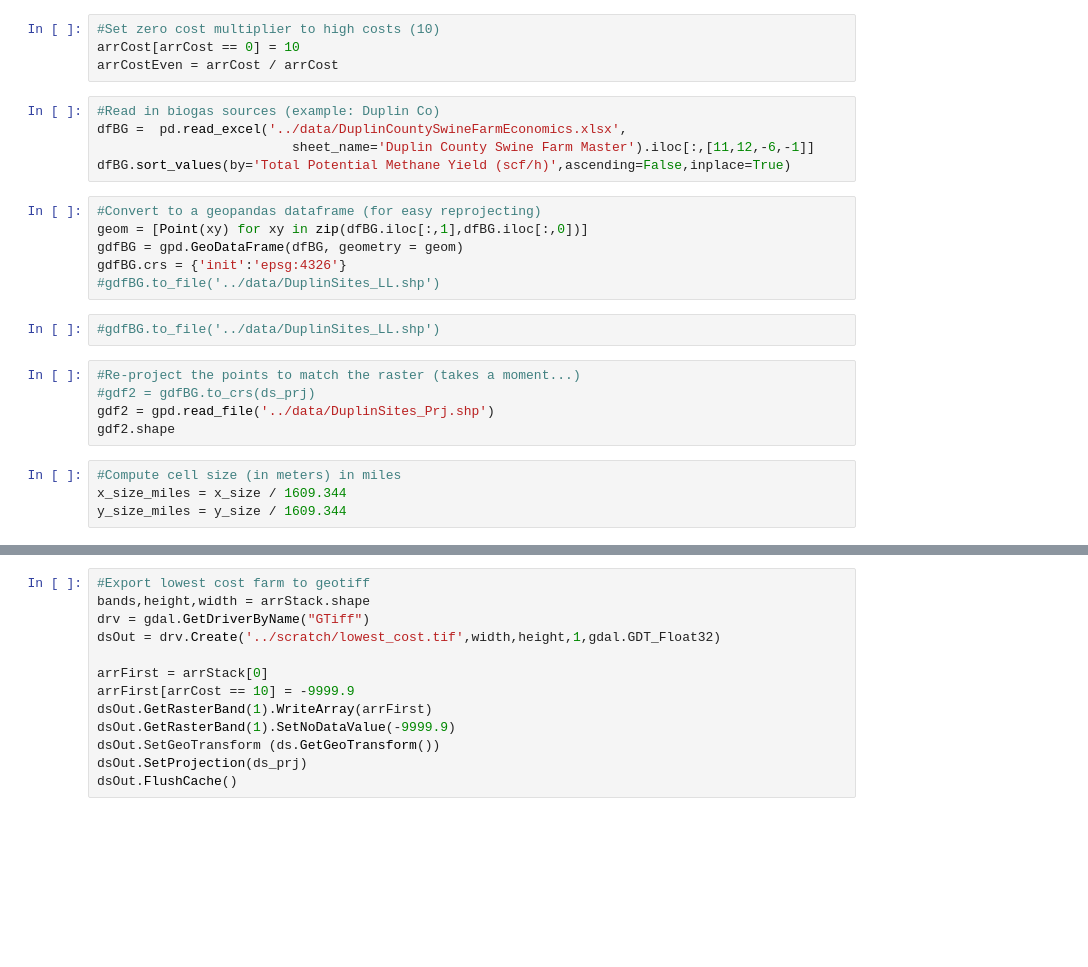
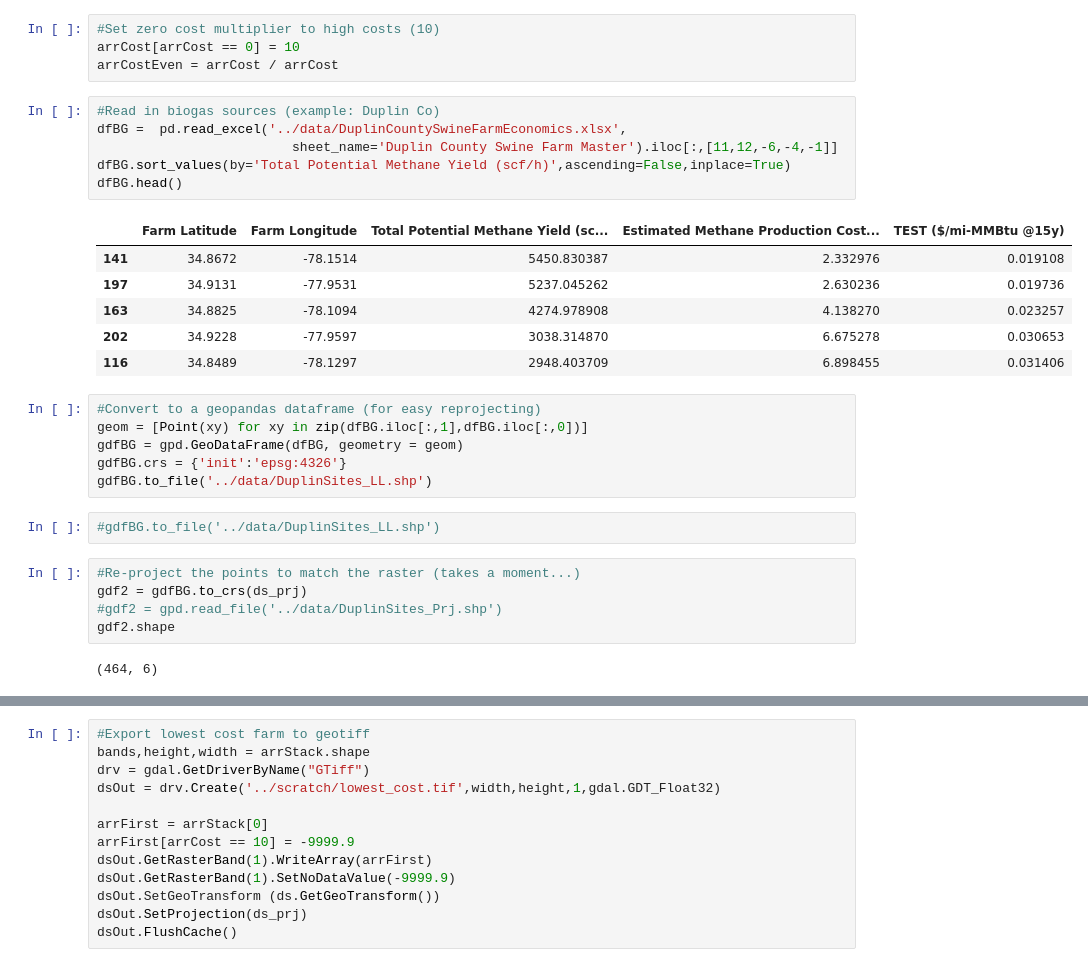
Before and after one commit to ENV859/BioGas_optimization, a Jupyter notebook: scripts/Create-Cost-Stack.ipynb, the cells around one changed output, grey strips where cells are left out. Saved outputs shown, nothing was run; the diff lists cells and outputs as text; blank space fills up the shorter version.

```diff
--- a/scripts/Create-Cost-Stack.ipynb
+++ b/scripts/Create-Cost-Stack.ipynb
@@ -41,22 +45,28 @@ arrCostEven = arrCost / arrCost
 # %%
 #Read in biogas sources (example: Duplin Co)
 dfBG =  pd.read_excel('../data/DuplinCountySwineFarmEconomics.xlsx',
-                         sheet_name='Duplin County Swine Farm Master').iloc[:,[11,12,-6,-1]]
+                         sheet_name='Duplin County Swine Farm Master').iloc[:,[11,12,-6,-4,-1]]
 dfBG.sort_values(by='Total Potential Methane Yield (scf/h)',ascending=False,inplace=True)
+dfBG.head()
+# %% [output]
+|  | Farm Latitude | Farm Longitude | Total Potential Methane Yield (sc... | Estimated Methane Production Cost... | TEST ($/mi-MMBtu @15y) |
+| 141 | 34.8672 | -78.1514 | 5450.830387 | 2.332976 | 0.019108 |
+| 197 | 34.9131 | -77.9531 | 5237.045262 | 2.630236 | 0.019736 |
+| 163 | 34.8825 | -78.1094 | 4274.978908 | 4.138270 | 0.023257 |
+| 202 | 34.9228 | -77.9597 | 3038.314870 | 6.675278 | 0.030653 |
+| 116 | 34.8489 | -78.1297 | 2948.403709 | 6.898455 | 0.031406 |
 # %%
 #Convert to a geopandas dataframe (for easy reprojecting)
 geom = [Point(xy) for xy in zip(dfBG.iloc[:,1],dfBG.iloc[:,0])]
 gdfBG = gpd.GeoDataFrame(dfBG, geometry = geom)
 gdfBG.crs = {'init':'epsg:4326'}
-#gdfBG.to_file('../data/DuplinSites_LL.shp')
+gdfBG.to_file('../data/DuplinSites_LL.shp')
 # %%
 #gdfBG.to_file('../data/DuplinSites_LL.shp')
 # %%
 #Re-project the points to match the raster (takes a moment...)
-#gdf2 = gdfBG.to_crs(ds_prj)
-gdf2 = gpd.read_file('../data/DuplinSites_Prj.shp')
+gdf2 = gdfBG.to_crs(ds_prj)
+#gdf2 = gpd.read_file('../data/DuplinSites_Prj.shp')
 gdf2.shape
+# %% [output]
+(464, 6)
-# %%
-#Compute cell size (in meters) in miles
-x_size_miles = x_size / 1609.344
-y_size_miles = y_size / 1609.344
```
Also changed, not shown: parts of 10 cells of this notebook, 1 other file.
